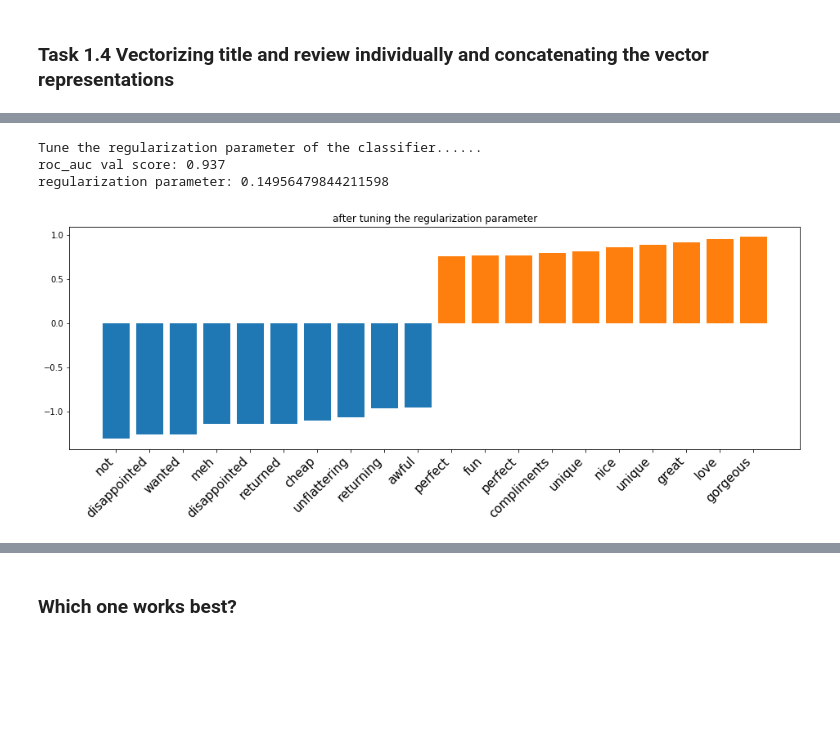
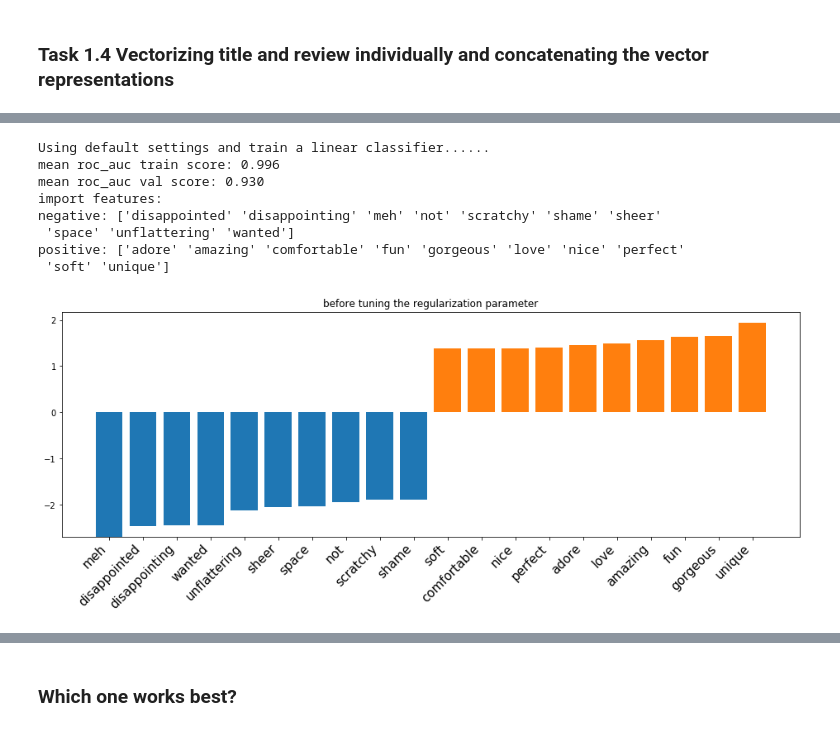
Before and after one commit to DtMoon/CS231n-2017, a Jupyter notebook: assignment2/TensorFlow/Homework5.ipynb, the cells around one changed output, grey strips where cells are left out. Drawn from its saved outputs; the diff is of its cells as text; code cells hidden in the pictures; blank space fills up the shorter version.

```diff
--- a/assignment2/TensorFlow/Homework5.ipynb
+++ b/assignment2/TensorFlow/Homework5.ipynb
@@ -228,7 +220,17 @@ mean roc_auc val score: 0.930
-# %%
-lrCV_4 = after_tuning(X_train, y_train, feature_names_4)
-# %% [output]
-Tune the regularization parameter of the classifier......
-roc_auc val score: 0.937
-regularization parameter: 0.14956479844211598
-[figure, removed]
+# %%
+print('Using default settings and train a linear classifier......')
+scores = cross_validate(LogisticRegression(), X_train, y_train, return_train_score=True, scoring='roc_auc')
+print('mean roc_auc train score: {:.3f}\nmean roc_auc val score: {:.3f}'.format(
+    np.mean(scores['train_score']), np.mean(scores['test_score'])))
+lr_4 = LogisticRegression().fit(X_train, y_train)
+visualize_feature(lr_4, feature_names_4, True, 'before tuning the regularization parameter')
+# %% [output]
+Using default settings and train a linear classifier......
+mean roc_auc train score: 0.996
+mean roc_auc val score: 0.930
+import features:
+negative: ['disappointed' 'disappointing' 'meh' 'not' 'scratchy' 'shame' 'sheer'
+ 'space' 'unflattering' 'wanted']
+positive: ['adore' 'amazing' 'comfortable' 'fun' 'gorgeous' 'love' 'nice' 'perfect'
+ 'soft' 'unique']
+[figure, added]
```
Also changed, not shown: parts of 13 cells of this notebook.
